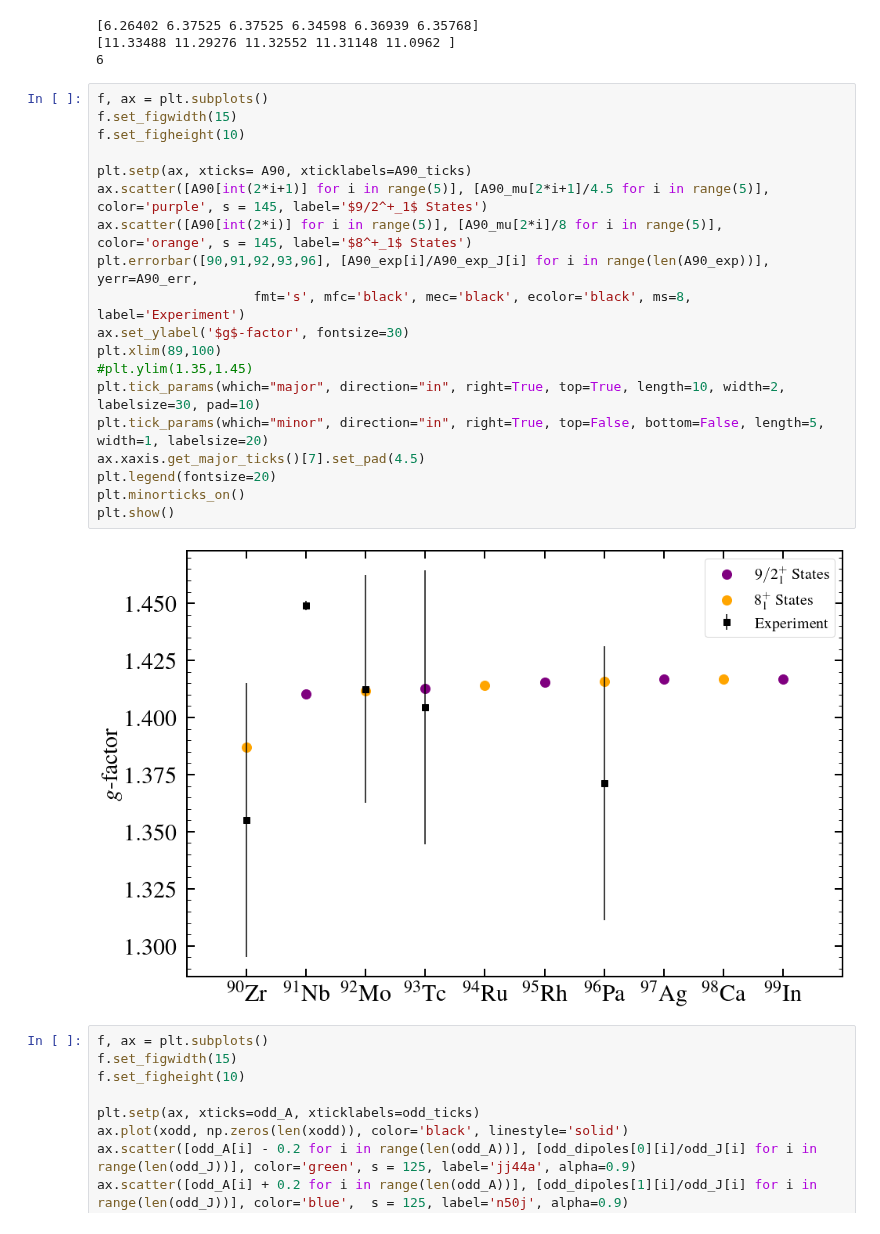
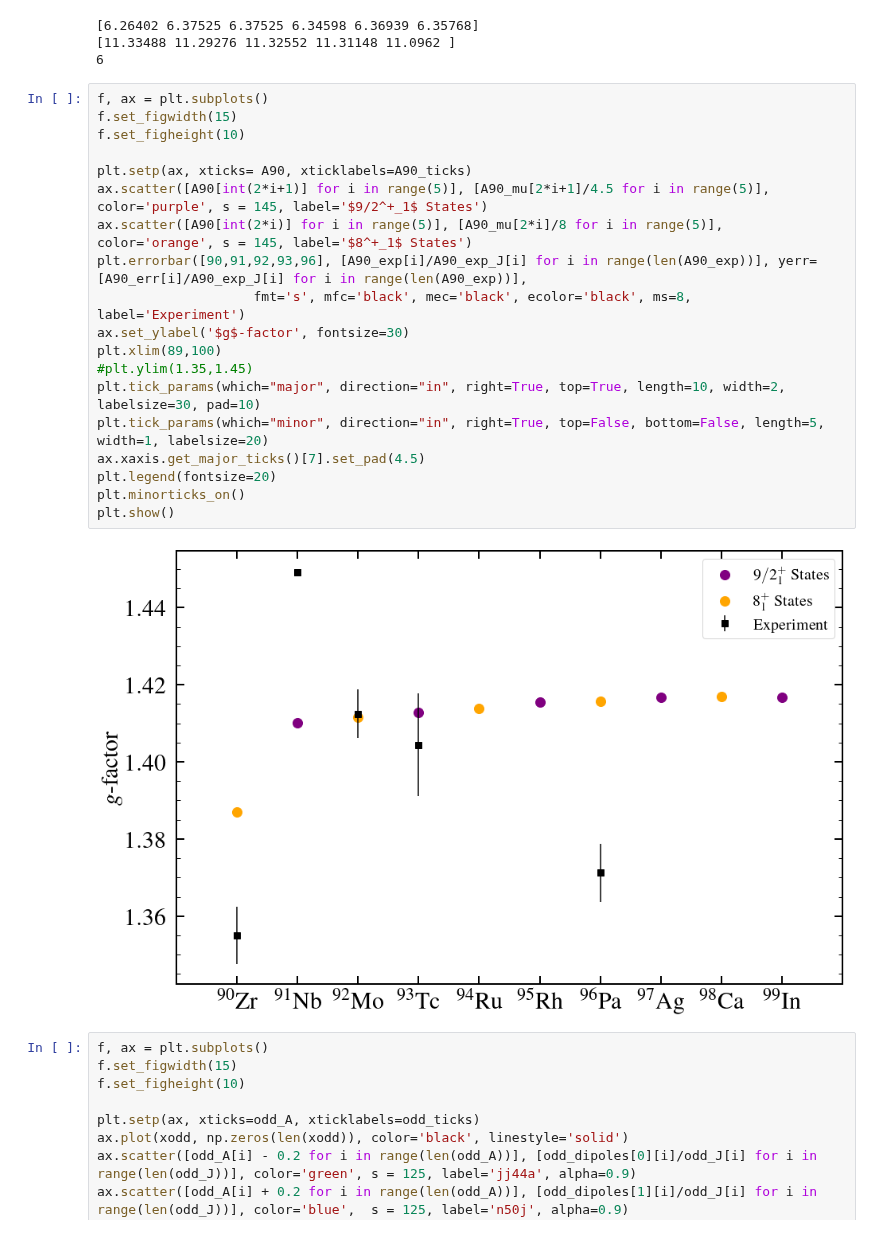
Before and after one commit to JordanPurcell/Research, a Jupyter notebook: plots/EM_properties.ipynb, the cells around one changed output. Saved outputs shown, nothing was run; the diff lists cells and outputs as text.

Commit message:
Fixed Plot
Adjusted error bar sizes in gFactors plot

```diff
--- a/plots/EM_properties.ipynb
+++ b/plots/EM_properties.ipynb
@@ -252,24 +252,24 @@ A90_err = [0.06, 0.002, 0.05, 0.06, 0.06]
 # %%
 f, ax = plt.subplots()
 f.set_figwidth(15)
 f.set_figheight(10)
 
 plt.setp(ax, xticks= A90, xticklabels=A90_ticks)
 ax.scatter([A90[int(2*i+1)] for i in range(5)], [A90_mu[2*i+1]/4.5 for i in range(5)], color='purple', s = 145, label='$9/2^+_1$ States')
 ax.scatter([A90[int(2*i)] for i in range(5)], [A90_mu[2*i]/8 for i in range(5)], color='orange', s = 145, label='$8^+_1$ States')
-plt.errorbar([90,91,92,93,96], [A90_exp[i]/A90_exp_J[i] for i in range(len(A90_exp))], yerr=A90_err,
+plt.errorbar([90,91,92,93,96], [A90_exp[i]/A90_exp_J[i] for i in range(len(A90_exp))], yerr=[A90_err[i]/A90_exp_J[i] for i in range(len(A90_exp))],
                     fmt='s', mfc='black', mec='black', ecolor='black', ms=8, label='Experiment')
 ax.set_ylabel('$g$-factor', fontsize=30)
 plt.xlim(89,100)
 #plt.ylim(1.35,1.45)
 plt.tick_params(which="major", direction="in", right=True, top=True, length=10, width=2, labelsize=30, pad=10)
 plt.tick_params(which="minor", direction="in", right=True, top=False, bottom=False, length=5, width=1, labelsize=20)
 ax.xaxis.get_major_ticks()[7].set_pad(4.5)
 plt.legend(fontsize=20)
 plt.minorticks_on()
 plt.show()
 # %% [output]
-[figure, old version]
+[figure, new version]
 # %%
 f, ax = plt.subplots()
 f.set_figwidth(15)
```
Also changed, not shown: 1 other file.
